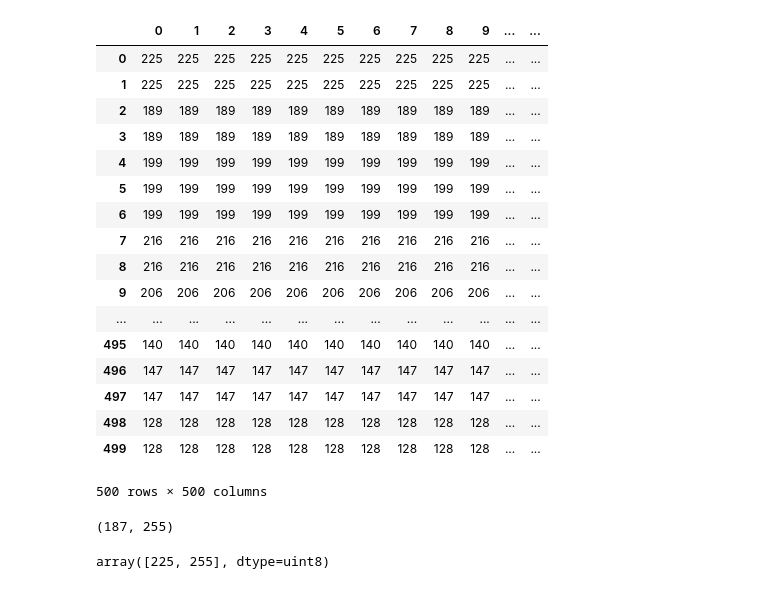
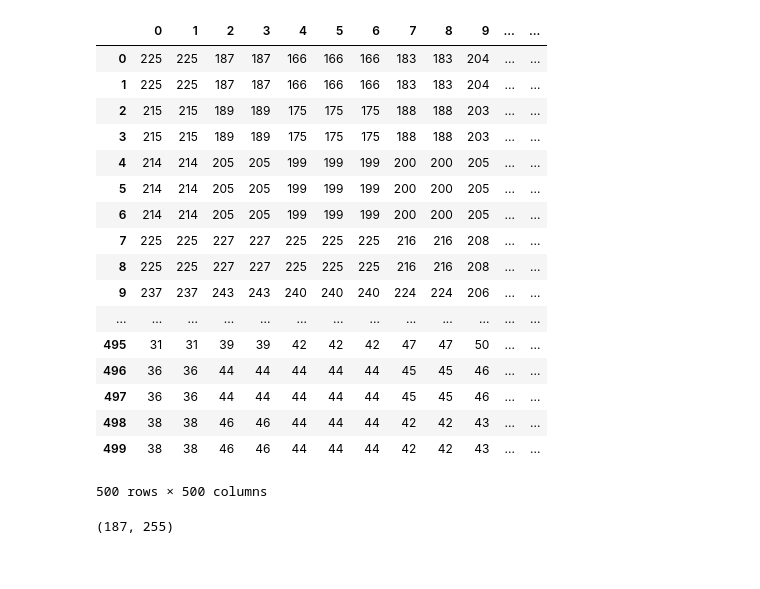
Before and after one commit to dgodevais/DefinitelyWildcats, a Jupyter notebook: BW_Resize_DF.ipynb, the cells around one changed output. Cells and saved outputs as stored; diff of their text form; code cells hidden in the pictures.

```diff
--- a/BW_Resize_DF.ipynb
+++ b/BW_Resize_DF.ipynb
@@ -8,59 +8,53 @@ from PIL import Image
 # Load the jpg file into a numpy array
 file_path = "/Users/hollisnymark/Documents/Grad School/Course Work/2018 Spring/Big Data/Group Project/wiki_crop/00/37500_1944-01-23_2010.jpg"
 image = Image.open(file_path)
 
 #conver to black and white
 c_pil_image = image.convert('LA')
 
 #resize cropped image
 size = 500,500
 final = c_pil_image.resize(size)
 
 #change image to numpy array
 pix = np.array(final)
 
 #create 2-d numpy array with white values only (black value = 255)
 
 rows = []
 for i in range(0,500):
     row = pix[i]
     pixels = []
-    for a in row:
-        pixel = row[i][0]
+    for a in range(0,500):
+        pixel = row[a][0]
         pixels.append(pixel)
     rows.append(pixels)
 
 rows = np.array(rows)
 
 #create dataframe from white values -- pixel location are headers/columns
 df = pd.DataFrame(data=rows)
 df
 # %% [output]
 |  | 0 | 1 | 2 | 3 | 4 | 5 | 6 | 7 | 8 | 9 | ... | ... |
-| 0 | 225 | 225 | 225 | 225 | 225 | 225 | 225 | 225 | 225 | 225 | ... | ... |
-| 1 | 225 | 225 | 225 | 225 | 225 | 225 | 225 | 225 | 225 | 225 | ... | ... |
-| 2 | 189 | 189 | 189 | 189 | 189 | 189 | 189 | 189 | 189 | 189 | ... | ... |
-| 3 | 189 | 189 | 189 | 189 | 189 | 189 | 189 | 189 | 189 | 189 | ... | ... |
-| 4 | 199 | 199 | 199 | 199 | 199 | 199 | 199 | 199 | 199 | 199 | ... | ... |
-| 5 | 199 | 199 | 199 | 199 | 199 | 199 | 199 | 199 | 199 | 199 | ... | ... |
-| 6 | 199 | 199 | 199 | 199 | 199 | 199 | 199 | 199 | 199 | 199 | ... | ... |
-| 7 | 216 | 216 | 216 | 216 | 216 | 216 | 216 | 216 | 216 | 216 | ... | ... |
-| 8 | 216 | 216 | 216 | 216 | 216 | 216 | 216 | 216 | 216 | 216 | ... | ... |
-| 9 | 206 | 206 | 206 | 206 | 206 | 206 | 206 | 206 | 206 | 206 | ... | ... |
+| 0 | 225 | 225 | 187 | 187 | 166 | 166 | 166 | 183 | 183 | 204 | ... | ... |
+| 1 | 225 | 225 | 187 | 187 | 166 | 166 | 166 | 183 | 183 | 204 | ... | ... |
+| 2 | 215 | 215 | 189 | 189 | 175 | 175 | 175 | 188 | 188 | 203 | ... | ... |
+| 3 | 215 | 215 | 189 | 189 | 175 | 175 | 175 | 188 | 188 | 203 | ... | ... |
+| 4 | 214 | 214 | 205 | 205 | 199 | 199 | 199 | 200 | 200 | 205 | ... | ... |
+| 5 | 214 | 214 | 205 | 205 | 199 | 199 | 199 | 200 | 200 | 205 | ... | ... |
+| 6 | 214 | 214 | 205 | 205 | 199 | 199 | 199 | 200 | 200 | 205 | ... | ... |
+| 7 | 225 | 225 | 227 | 227 | 225 | 225 | 225 | 216 | 216 | 208 | ... | ... |
+| 8 | 225 | 225 | 227 | 227 | 225 | 225 | 225 | 216 | 216 | 208 | ... | ... |
+| 9 | 237 | 237 | 243 | 243 | 240 | 240 | 240 | 224 | 224 | 206 | ... | ... |
 | ... | ... | ... | ... | ... | ... | ... | ... | ... | ... | ... | ... | ... |
-| 495 | 140 | 140 | 140 | 140 | 140 | 140 | 140 | 140 | 140 | 140 | ... | ... |
-| 496 | 147 | 147 | 147 | 147 | 147 | 147 | 147 | 147 | 147 | 147 | ... | ... |
-| 497 | 147 | 147 | 147 | 147 | 147 | 147 | 147 | 147 | 147 | 147 | ... | ... |
-| 498 | 128 | 128 | 128 | 128 | 128 | 128 | 128 | 128 | 128 | 128 | ... | ... |
-| 499 | 128 | 128 | 128 | 128 | 128 | 128 | 128 | 128 | 128 | 128 | ... | ... |
+| 495 | 31 | 31 | 39 | 39 | 42 | 42 | 42 | 47 | 47 | 50 | ... | ... |
+| 496 | 36 | 36 | 44 | 44 | 44 | 44 | 44 | 45 | 45 | 46 | ... | ... |
+| 497 | 36 | 36 | 44 | 44 | 44 | 44 | 44 | 45 | 45 | 46 | ... | ... |
+| 498 | 38 | 38 | 46 | 46 | 44 | 44 | 44 | 42 | 42 | 43 | ... | ... |
+| 499 | 38 | 38 | 46 | 46 | 44 | 44 | 44 | 42 | 42 | 43 | ... | ... |
 500 rows × 500 columns
 # %%
 final.getpixel((2, 1))
 # %% [output]
 (187, 255)
-# %%
-pix = np.array(final)
-
-pix[1][0][0]
-# %% [output]
-array([225, 255], dtype=uint8)
```
Also changed, not shown: parts of 3 cells of this notebook.
